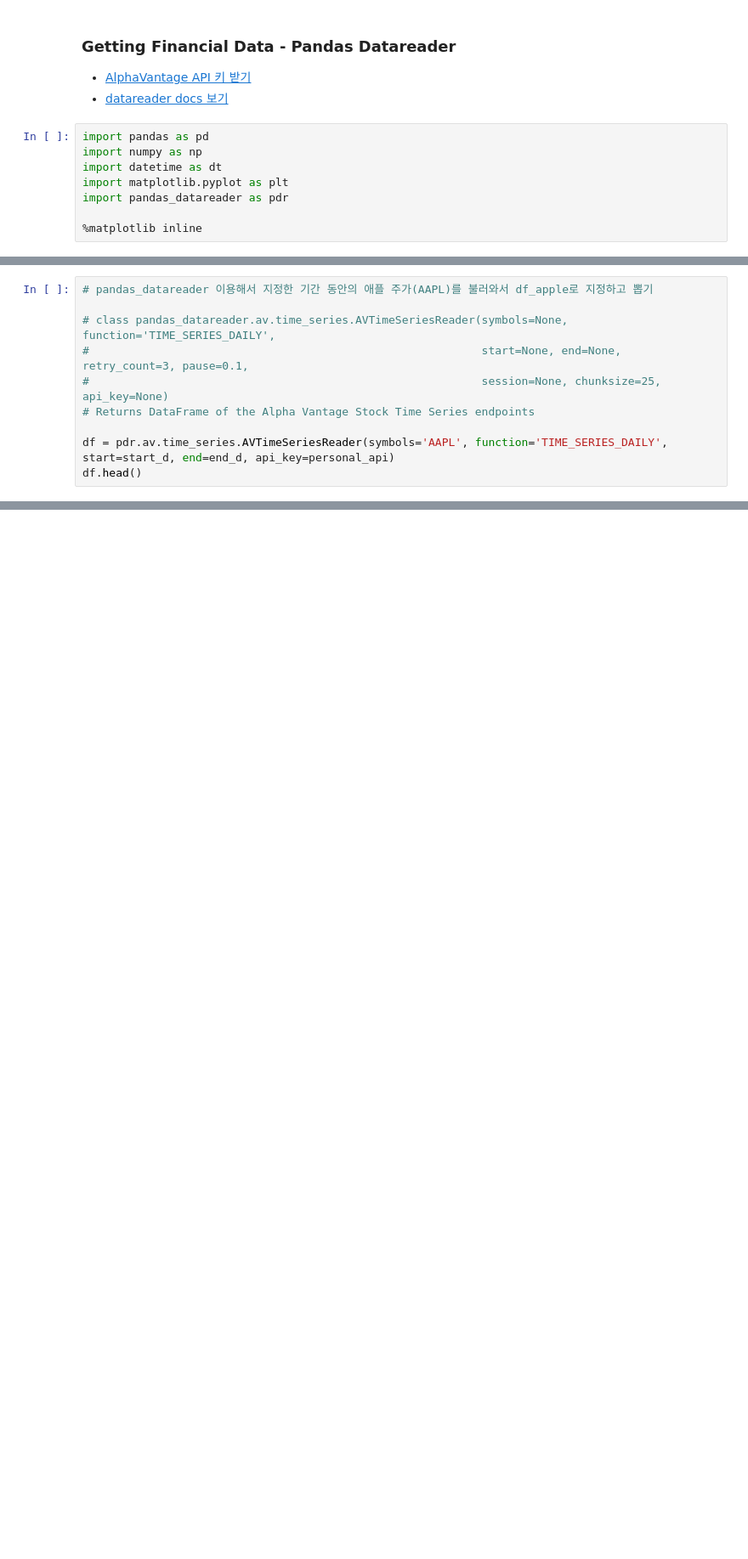
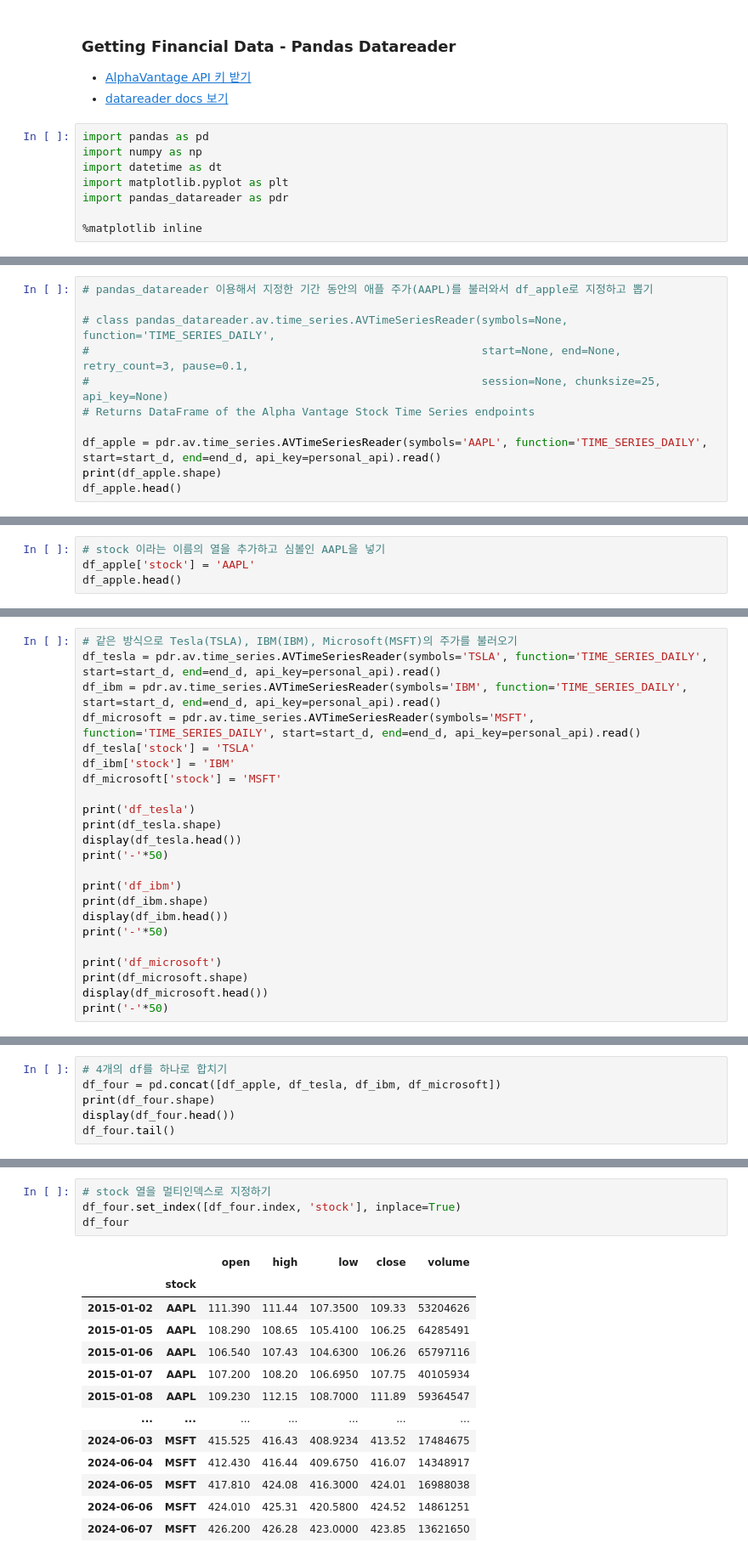
Before and after one commit to YoungriKIM/Engineer_Big_Data_Analysis, a Jupyter notebook: pandas_exercises/09_02_ Getting Financial Data.ipynb, the cells around one changed output, grey strips where cells are left out. Shown at 85% size. Saved outputs shown, nothing was run; the diff lists cells and outputs as text; blank space fills up the shorter version.

```diff
--- a/pandas_exercises/09_02_ Getting Financial Data.ipynb
+++ b/pandas_exercises/09_02_ Getting Financial Data.ipynb
@@ -55,6 +36,7 @@ print(df_apple.head())
 #                                                           session=None, chunksize=25, api_key=None)
 # Returns DataFrame of the Alpha Vantage Stock Time Series endpoints
 
-df = pdr.av.time_series.AVTimeSeriesReader(symbols='AAPL', function='TIME_SERIES_DAILY', start=start_d, end=end_d, api_key=personal_api)
-df.head()
+df_apple = pdr.av.time_series.AVTimeSeriesReader(symbols='AAPL', function='TIME_SERIES_DAILY', start=start_d, end=end_d, api_key=personal_api).read()
+print(df_apple.shape)
+df_apple.head()
 # %% [output]
@@ -65,0 +50,4 @@ AttributeError: 'AVTimeSeriesReader' object has no attribute 'head'
+# %%
+# stock 이라는 이름의 열을 추가하고 심볼인 AAPL을 넣기
+df_apple['stock'] = 'AAPL'
+df_apple.head()
@@ -65,0 +61,23 @@ AttributeError: 'AVTimeSeriesReader' object has no attribute 'head'
+# %%
+# 같은 방식으로 Tesla(TSLA), IBM(IBM), Microsoft(MSFT)의 주가를 불러오기
+df_tesla = pdr.av.time_series.AVTimeSeriesReader(symbols='TSLA', function='TIME_SERIES_DAILY', start=start_d, end=end_d, api_key=personal_api).read()
+df_ibm = pdr.av.time_series.AVTimeSeriesReader(symbols='IBM', function='TIME_SERIES_DAILY', start=start_d, end=end_d, api_key=personal_api).read()
+df_microsoft = pdr.av.time_series.AVTimeSeriesReader(symbols='MSFT', function='TIME_SERIES_DAILY', start=start_d, end=end_d, api_key=personal_api).read()
+df_tesla['stock'] = 'TSLA'
+df_ibm['stock'] = 'IBM'
+df_microsoft['stock'] = 'MSFT'
+
+print('df_tesla')
+print(df_tesla.shape)
+display(df_tesla.head())
+print('-'*50)
+
+print('df_ibm')
+print(df_ibm.shape)
+display(df_ibm.head())
+print('-'*50)
+
+print('df_microsoft')
+print(df_microsoft.shape)
+display(df_microsoft.head())
+print('-'*50)
@@ -65,0 +112,6 @@ AttributeError: 'AVTimeSeriesReader' object has no attribute 'head'
+# %%
+# 4개의 df를 하나로 합치기
+df_four = pd.concat([df_apple, df_tesla, df_ibm, df_microsoft])
+print(df_four.shape)
+display(df_four.head())
+df_four.tail()
@@ -65,0 +132,18 @@ AttributeError: 'AVTimeSeriesReader' object has no attribute 'head'
+# %%
+# stock 열을 멀티인덱스로 지정하기
+df_four.set_index([df_four.index, 'stock'], inplace=True)
+df_four
+# %% [output]
+|  |  | open | high | low | close | volume |
+|  | stock |  |  |  |  |  |
+| 2015-01-02 | AAPL | 111.390 | 111.44 | 107.3500 | 109.33 | 53204626 |
+| 2015-01-05 | AAPL | 108.290 | 108.65 | 105.4100 | 106.25 | 64285491 |
+| 2015-01-06 | AAPL | 106.540 | 107.43 | 104.6300 | 106.26 | 65797116 |
+| 2015-01-07 | AAPL | 107.200 | 108.20 | 106.6950 | 107.75 | 40105934 |
+| 2015-01-08 | AAPL | 109.230 | 112.15 | 108.7000 | 111.89 | 59364547 |
+| ... | ... | ... | ... | ... | ... | ... |
+| 2024-06-03 | MSFT | 415.525 | 416.43 | 408.9234 | 413.52 | 17484675 |
+| 2024-06-04 | MSFT | 412.430 | 416.44 | 409.6750 | 416.07 | 14348917 |
+| 2024-06-05 | MSFT | 417.810 | 424.08 | 416.3000 | 424.01 | 16988038 |
+| 2024-06-06 | MSFT | 424.010 | 425.31 | 420.5800 | 424.52 | 14861251 |
+| 2024-06-07 | MSFT | 426.200 | 426.28 | 423.0000 | 423.85 | 13621650 |
```
Also changed, not shown: parts of 13 cells of this notebook.
